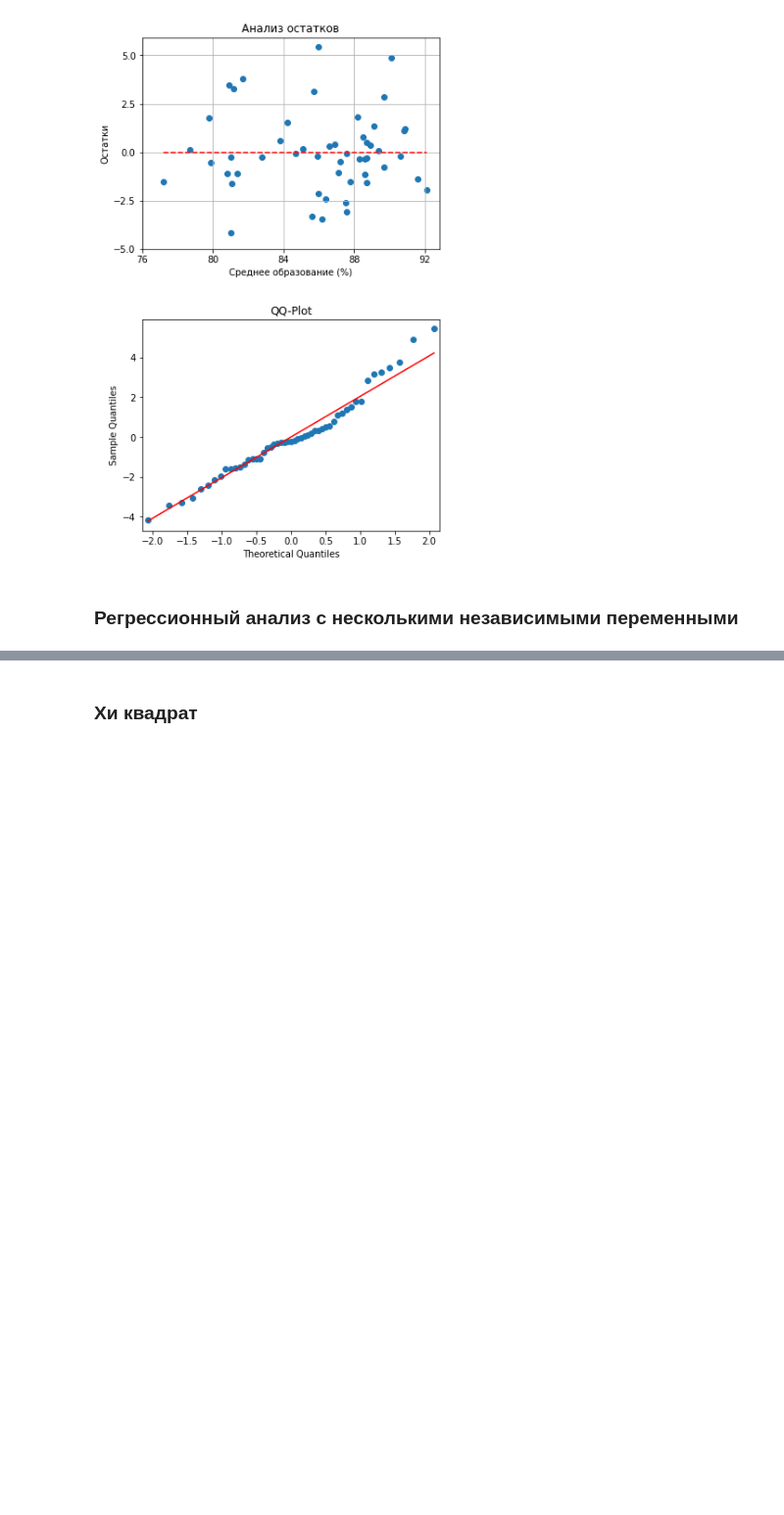
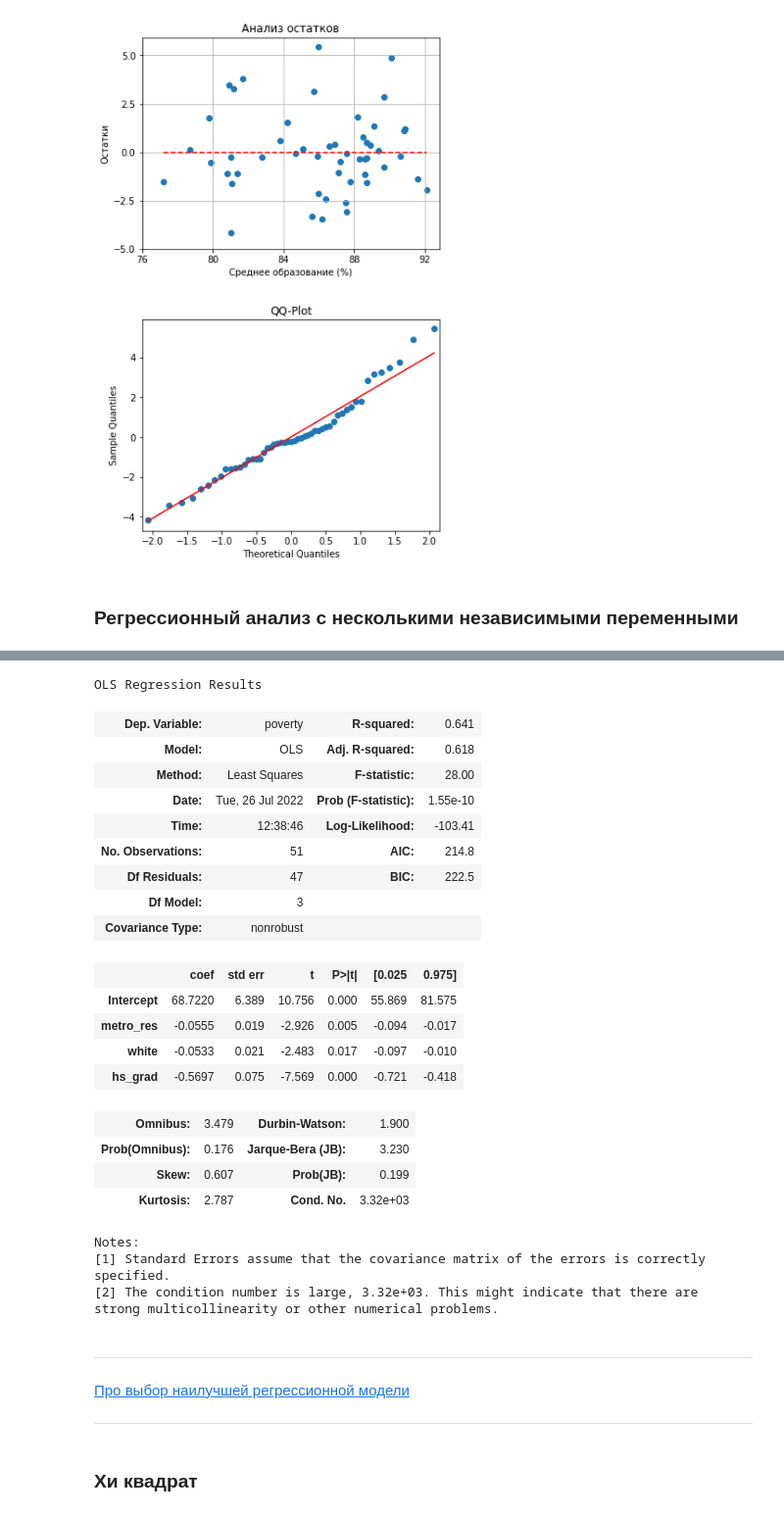
Before and after one commit to AndrewSalygin/data_analysis_practice, a Jupyter notebook: Data analysis practice.ipynb, the cells around one changed output, grey strips where cells are left out. Shown: that part at 98% size. Saved outputs shown, nothing was run; the diff lists cells and outputs as text; code cells hidden in the pictures; blank space fills up the shorter version.

```diff
--- a/Data analysis practice.ipynb
+++ b/Data analysis practice.ipynb
@@ -733,3 +826,41 @@ fig.show()
+# %%
+lm = smf.ols(formula='poverty ~ metro_res + white + hs_grad', data=df).fit()
+
+# print the coefficients
+#lm.params
+
+# print a summary of the fitted model
+lm.summary()
+# %% [output]
+OLS Regression Results
+| Dep. Variable: | poverty | R-squared: | 0.641 |
+| Model: | OLS | Adj. R-squared: | 0.618 |
+| Method: | Least Squares | F-statistic: | 28.00 |
+| Date: | Tue, 26 Jul 2022 | Prob (F-statistic): | 1.55e-10 |
+| Time: | 12:38:46 | Log-Likelihood: | -103.41 |
+| No. Observations: | 51 | AIC: | 214.8 |
+| Df Residuals: | 47 | BIC: | 222.5 |
+| Df Model: | 3 |  |  |
+| Covariance Type: | nonrobust |  |  |
+|  | coef | std err | t | P>|t| | [0.025 | 0.975] |
+| Intercept | 68.7220 | 6.389 | 10.756 | 0.000 | 55.869 | 81.575 |
+| metro_res | -0.0555 | 0.019 | -2.926 | 0.005 | -0.094 | -0.017 |
+| white | -0.0533 | 0.021 | -2.483 | 0.017 | -0.097 | -0.010 |
+| hs_grad | -0.5697 | 0.075 | -7.569 | 0.000 | -0.721 | -0.418 |
+| Omnibus: | 3.479 | Durbin-Watson: | 1.900 |
+| Prob(Omnibus): | 0.176 | Jarque-Bera (JB): | 3.230 |
+| Skew: | 0.607 | Prob(JB): | 0.199 |
+| Kurtosis: | 2.787 | Cond. No. | 3.32e+03 |
+Notes:
+[1] Standard Errors assume that the covariance matrix of the errors is correctly specified.
+[2] The condition number is large, 3.32e+03. This might indicate that there are
+strong multicollinearity or other numerical problems.
+# %% [markdown]
+---
+
+[Про выбор наилучшей регрессионной модели](https://www.kaggle.com/code/junkal/selecting-the-best-regression-model/notebook)
+
+---
 # %% [markdown]
 ### Хи квадрат
 # %% [markdown]
```
Also changed, not shown: parts of 124 cells of this notebook.
